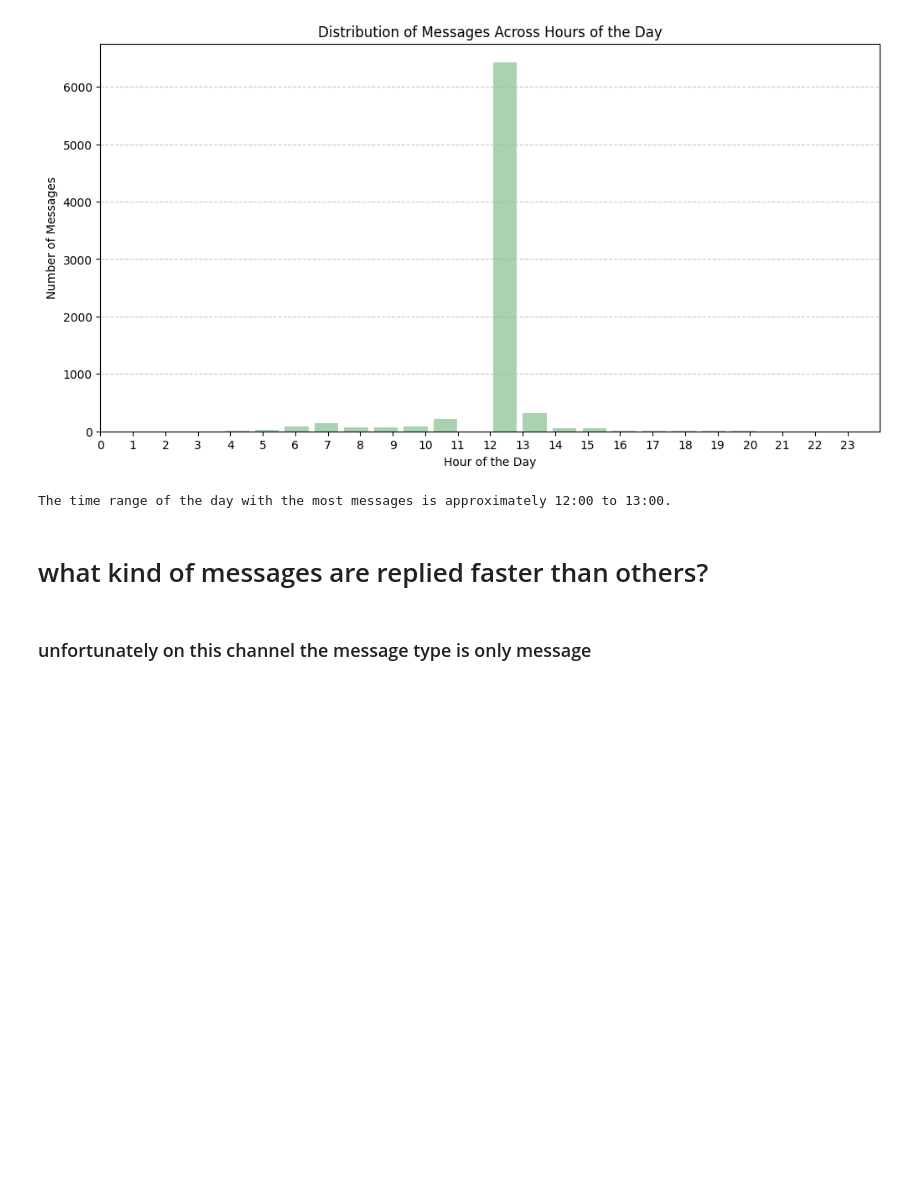
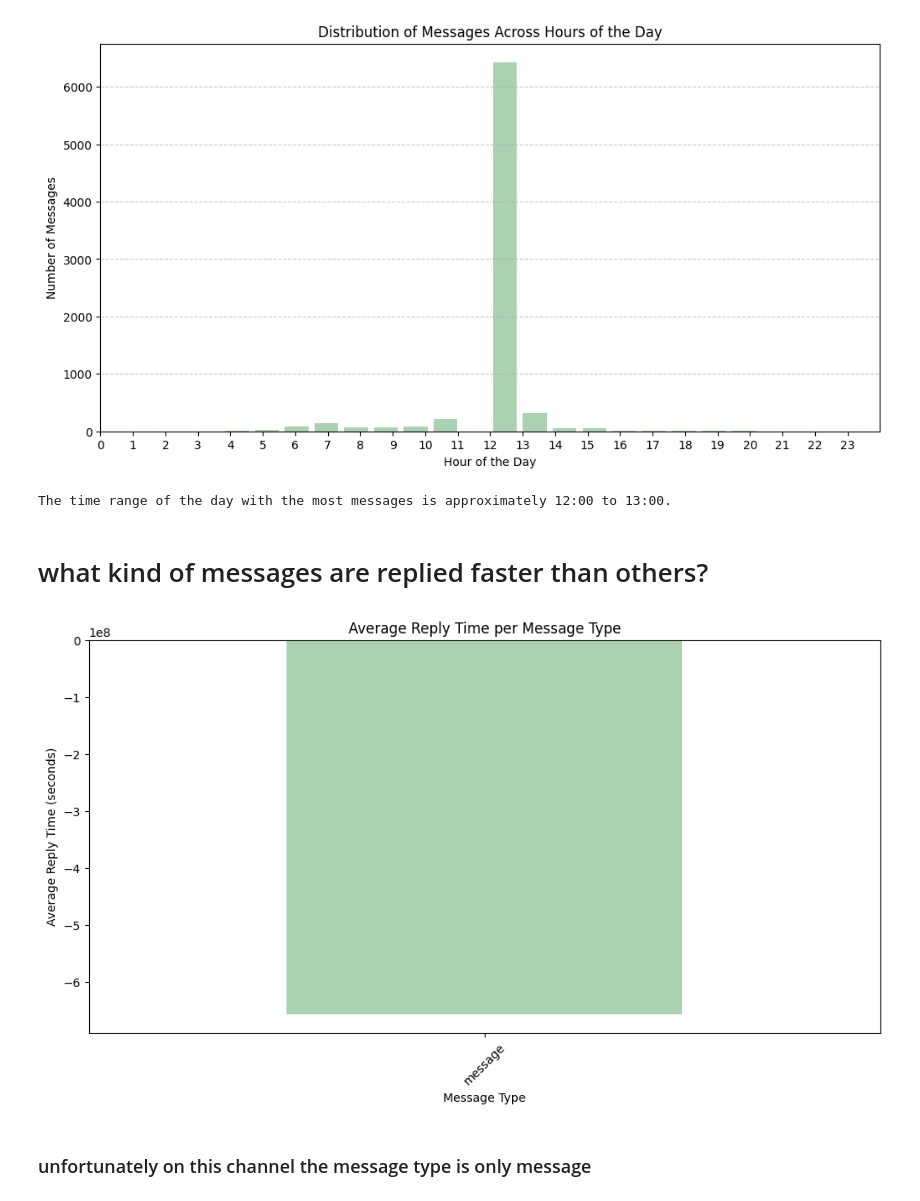
Before and after one commit to olaniSiyum/week0-starter-network-analysis, a Jupyter notebook: notebooks/parse_slack_data.ipynb, the cells around one changed output. Cells and saved outputs as stored; diff of their text form; code cells hidden in the pictures; blank space fills up the shorter version.

```diff
--- a/notebooks/parse_slack_data.ipynb
+++ b/notebooks/parse_slack_data.ipynb
@@ -304,22 +306,24 @@ The time range of the day with the most messages is approximately 12:00 to 13:00
 # what kind of messages are replied faster than others?
 # %%
 # Convert 'msg_sent_time' and 'tm_thread_end' to datetime
-df['msg_sent_time'] = pd.to_datetime(df['msg_sent_time'], unit='s')
-df['time_thread_start'] = pd.to_datetime(df['time_thread_start'], unit='s')
+df_community['msg_sent_time'] = pd.to_datetime(df_community['msg_sent_time'], unit='s')
+df_community['time_thread_start'] = pd.to_datetime(df_community['time_thread_start'], unit='s')
 
 # Calculate the time taken to reply to each message
-df['reply_time'] = (df['time_thread_start'] - df['msg_sent_time']).dt.total_seconds()
+df_community['reply_time'] = (df_community['time_thread_start'] - df_community['msg_sent_time']).dt.total_seconds()
 
-average_reply_time_per_type = df.groupby('msg_type')['reply_time'].mean()
+average_reply_time_per_type = df_community.groupby('msg_type')['reply_time'].mean()
 
 # Plot a bar chart
 plt.figure(figsize=(12, 6))
 average_reply_time_per_type.plot(kind='bar', color='#86bf91', alpha=0.7)
 plt.title('Average Reply Time per Message Type')
 plt.xlabel('Message Type')
 plt.ylabel('Average Reply Time (seconds)')
 plt.xticks(rotation=45)
 plt.show()
+# %% [output]
+[figure, added]
 # %% [markdown]
 ### unfortunately on this channel the message type is only message
 # %%
```
Also changed, not shown: parts of 11 cells of this notebook.
